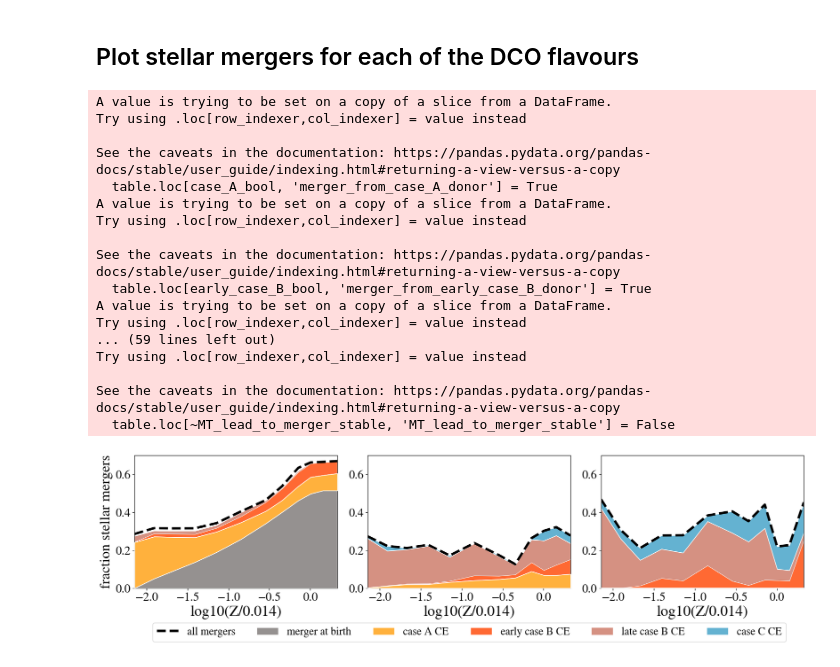
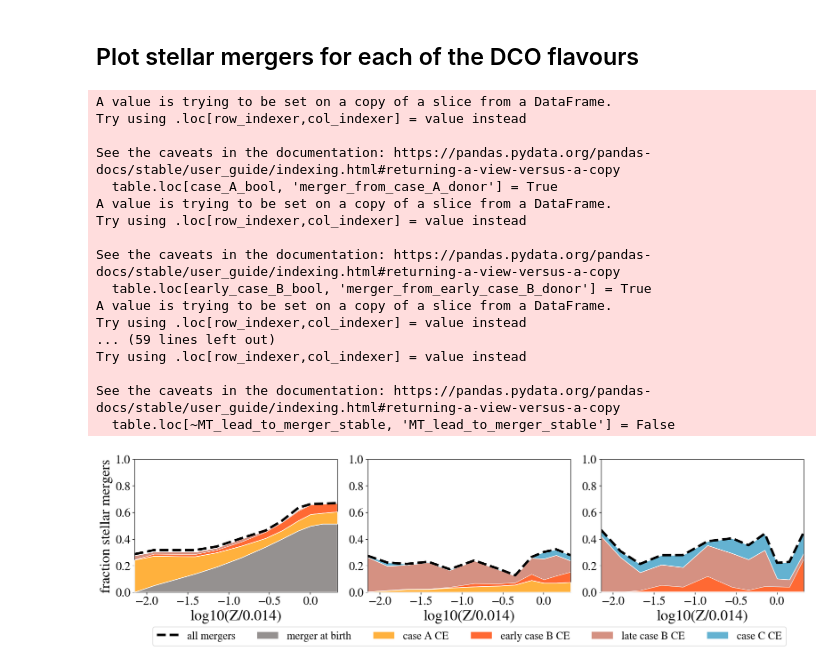
Before and after one commit to LiekeVanSon/ZdependentFormEff, a Jupyter notebook: code/Fig3B_Why_potential_DCO_Merge.ipynb, the cells around one changed output. Saved outputs shown, nothing was run; the diff lists cells and outputs as text; code cells hidden in the pictures.

```diff
--- a/code/Fig3B_Why_potential_DCO_Merge.ipynb
+++ b/code/Fig3B_Why_potential_DCO_Merge.ipynb
@@ -217,34 +217,34 @@ for ax, df, title in zip(axes, dfs, titles):
 
     # ax.set_title(f'potential merging {title}', fontsize = 22) #7x{N_tot_DCO_prog[0.0001]}
     ax.set_xlim(np.log10(1e-4/0.014),np.log10(0.03/0.014))
-    ax.set_ylim(0,0.7)
+    ax.set_ylim(0,1.)
     ax.set_xlabel('log10(Z/0.014)', fontsize = 25)
 
 #########################
 # plotvalues
 fig.subplots_adjust(wspace=0.15)
 
 axes[0].set_ylabel("fraction stellar mergers", fontsize = 24)
 axes[1].legend(bbox_to_anchor=(0.5, -0.22), loc='upper center', fontsize = 18, ncols = 6)
 
 plt.savefig(f'../Figures/Stellar_mergers_{sim_name}{channel_key}.pdf', bbox_inches='tight')
 plt.show()
 # %% [output]
 A value is trying to be set on a copy of a slice from a DataFrame.
 Try using .loc[row_indexer,col_indexer] = value instead
 
 See the caveats in the documentation: https://pandas.pydata.org/pandas-docs/stable/user_guide/indexing.html#returning-a-view-versus-a-copy
   table.loc[case_A_bool, 'merger_from_case_A_donor'] = True
 A value is trying to be set on a copy of a slice from a DataFrame.
 Try using .loc[row_indexer,col_indexer] = value instead
 
 See the caveats in the documentation: https://pandas.pydata.org/pandas-docs/stable/user_guide/indexing.html#returning-a-view-versus-a-copy
   table.loc[early_case_B_bool, 'merger_from_early_case_B_donor'] = True
 A value is trying to be set on a copy of a slice from a DataFrame.
 Try using .loc[row_indexer,col_indexer] = value instead
 ... (59 lines left out)
 Try using .loc[row_indexer,col_indexer] = value instead
 
 See the caveats in the documentation: https://pandas.pydata.org/pandas-docs/stable/user_guide/indexing.html#returning-a-view-versus-a-copy
   table.loc[~MT_lead_to_merger_stable, 'MT_lead_to_merger_stable'] = False
-[figure, old version]
+[figure, new version]
```
Also changed, not shown: 12 other files.
